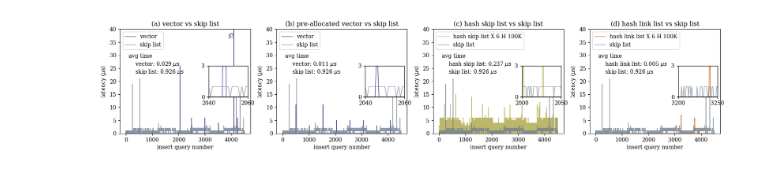
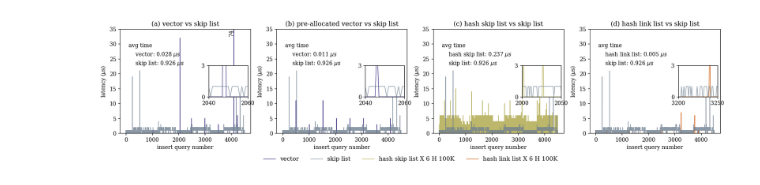
Before and after one commit to boao-james-chen/Self-Design-LSM-Buffer, a Jupyter notebook: development/rocksdb/examples/__working_branch/_experiments/plotinserts.ipynb, the cells around one changed output. Drawn from its saved outputs; the diff is of its cells as text; code cells hidden in the pictures.

```diff
--- a/development/rocksdb/examples/__working_branch/_experiments/plotinserts.ipynb
+++ b/development/rocksdb/examples/__working_branch/_experiments/plotinserts.ipynb
@@ -293,10 +293,16 @@ for selectivity in selectivities:
     hash_skipdf = prepare_dataframe(hash_skip_logfile, "InsertTime: ")
     hash_linkdf = prepare_dataframe(hash_link_logfile, "InsertTime: ")
 
+
+
+# ================================== PLOTTING ==================================
+
 fig, ax = plt.subplots(1, 4, figsize=(20, 3.5))
 
 start = 0
 end = 4500
+
+# ==============================================================================
 
 ax[0].plot(
     vecdf.index[start:end+1],
@@ -330,17 +336,19 @@ axins.set_ylim(0, 3)
 axins.set_xticks([2040, 2060])
 axins.set_yticks([0, 3])
 
+# ==============================================================================
+
 ax[1].plot(
     vecdf_preallocated.index[start:end+1],
     vecdf_preallocated["TimeTaken"][start:end+1],
-    label="vector",
+    # label="vector",
     **get_properties("Vector"),
 )
 
 ax[1].plot(
     skipdf.index[start:end+1],
     skipdf["TimeTaken"][start:end+1],
-    label="skip list",
+    # label="skip list",
     **get_properties("Skiplist"),
 )
 
@@ -362,6 +370,8 @@ axins1.set_ylim(0, 3)
 axins1.set_xticks([2040, 2060])
 axins1.set_yticks([0, 3])
 
+# ==============================================================================
+
 ax[2].plot(
     hash_skipdf.index[start:end+1],
     hash_skipdf["TimeTaken"][start:end+1],
@@ -372,7 +382,7 @@ ax[2].plot(
 ax[2].plot(
     skipdf.index[start:end+1],
     skipdf["TimeTaken"][start:end+1],
-    label="skip list",
+    # label="skip list",
     **get_properties("Skiplist"),
 )
 
@@ -394,6 +404,8 @@ axins2.set_ylim(0, 3)
 axins2.set_xticks([2000, 2050])
 axins2.set_yticks([0, 3])
 
+# ==============================================================================
+
 ax[3].plot(
     hash_linkdf.index[start:end+1],
     hash_linkdf["TimeTaken"][start:end+1],
@@ -404,7 +416,7 @@ ax[3].plot(
 ax[3].plot(
     skipdf.index[start:end+1],
     skipdf["TimeTaken"][start:end+1],
-    label="skip list",
+    # label="skip list",
     **get_properties("Skiplist"),
 )
 
@@ -426,6 +438,8 @@ axins3.set_ylim(0, 3)
 axins3.set_xticks([3200, 3250])
 axins3.set_yticks([0, 3])
 
+# ==============================================================================
+
 ax[0].annotate(f"avg time", xy=(100, 29))
 ax[0].annotate(
     f"    vector: {(vecdf['TimeTaken'][start:end+1]).mean():.3f} $\mathit{{\mu}}s$",
@@ -436,7 +450,9 @@ ax[0].annotate(
     xy=(104, 23),
 )
 
-ax[0].annotate(f"{vecdf['TimeTaken'][start:end+1].max():.0f}", xy=(3900, 37), rotation=90)
+ax[0].annotate(f"{vecdf['TimeTaken'][start:end+1].max():.0f}", xy=(3900, 33), rotation=90)
+
+# ==============================================================================
 
 ax[1].annotate(f"avg time", xy=(100, 29))
 ax[1].annotate(
@@ -448,38 +464,52 @@ ax[1].annotate(
     xy=(104, 23),
 )
 
+# ==============================================================================
+
 ax[2].annotate(f"avg time", xy=(100, 29))
 ax[2].annotate(
     f"    hash skip list: {(hash_skipdf['TimeTaken'][start:end+1]).mean():.3f} $\mathit{{\mu}}s$",
     xy=(104, 26),
 )
 ax[2].annotate(
     f"    skip list: {(skipdf['TimeTaken'][start:end+1]).mean():.3f} $\mathit{{\mu}}s$",
     xy=(104, 23),
 )
+
+# ==============================================================================
 
 ax[3].annotate(f"avg time", xy=(100, 29))
 ax[3].annotate(
     f"    hash link list: {(hash_linkdf['TimeTaken'][start:end+1]).mean():.3f} $\mathit{{\mu}}s$",
     xy=(104, 26),
 )
 ax[3].annotate(
     f"    skip list: {(skipdf['TimeTaken'][start:end+1]).mean():.3f} $\mathit{{\mu}}s$",
     xy=(104, 23),
 )
 
+# ==============================================================================
+
 titles = ["vector vs skip list", "pre-allocated vector vs skip list", "hash skip list vs skip list", "hash link list vs skip list"]
 
 for i in range(4):
     ax[i].set_title(f"({alphabets[i]}) " + titles[i])
     ax[i].set_xlabel("insert query number")
     ax[i].set_ylabel("latency ($\mathit{\mu}$s)")
-    ax[i].set_ylim(bottom=0, top=40)
-    ax[i].legend(loc="upper left")
+    ax[i].set_ylim(bottom=0, top=35)
+    # ax[i].legend(loc="upper left")
+
+fig.legend(
+    loc="center",
+    bbox_to_anchor=(0.5, -0.08),
+    ncol=4,
+    fontsize=11,
+    frameon=False,
+)
 
 plt.show()
 
 
 # plot_subplots_comparison(list_memdf1, list_memdf2, titles, annotatepos, range_queries)
 # %% [output]
-[figure, old version]
+[figure, new version]
```
Also changed, not shown: 9 other files.
